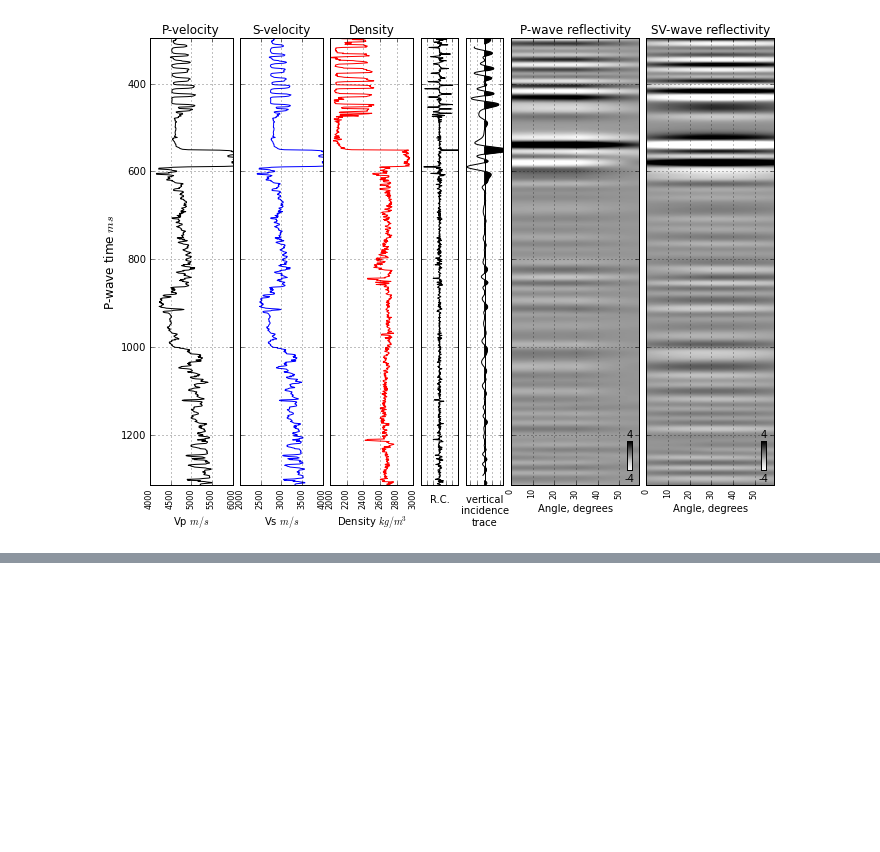
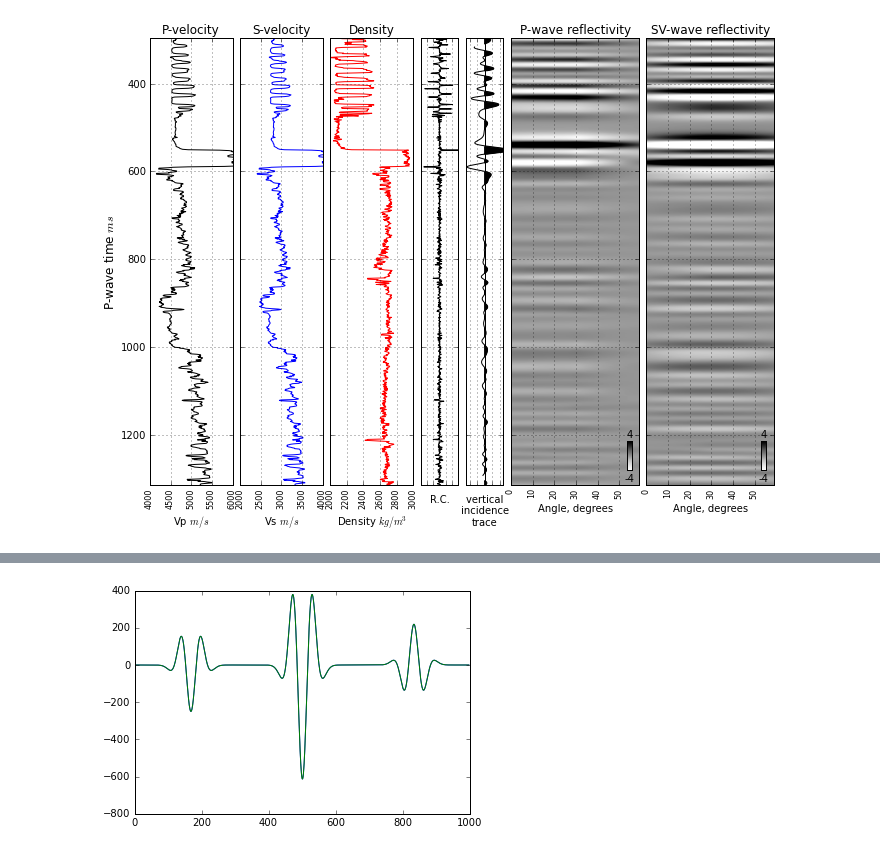
Before and after one commit to EvanBianco/notebooks, a Jupyter notebook: PP_and_PS_synthetic_gathers.ipynb, the cells around one changed output, grey strips where cells are left out. Drawn from its saved outputs; the diff is of its cells as text; code cells hidden in the pictures; blank space fills up the shorter version.

```diff
--- a/PP_and_PS_synthetic_gathers.ipynb
+++ b/PP_and_PS_synthetic_gathers.ipynb
@@ -522,0 +597,9 @@ plt.show()
+# %%
+# xi = 600
+
+for tr in [tB[xi:], tC[xi:]]:
+    #print (np.correlate(tA, tr))
+    np.convolve(tA, tr, mode='same')
+    plt.plot(conv)
+# %% [output]
+[figure, added]
```
Also changed, not shown: parts of 14 cells of this notebook, 2 other files.
